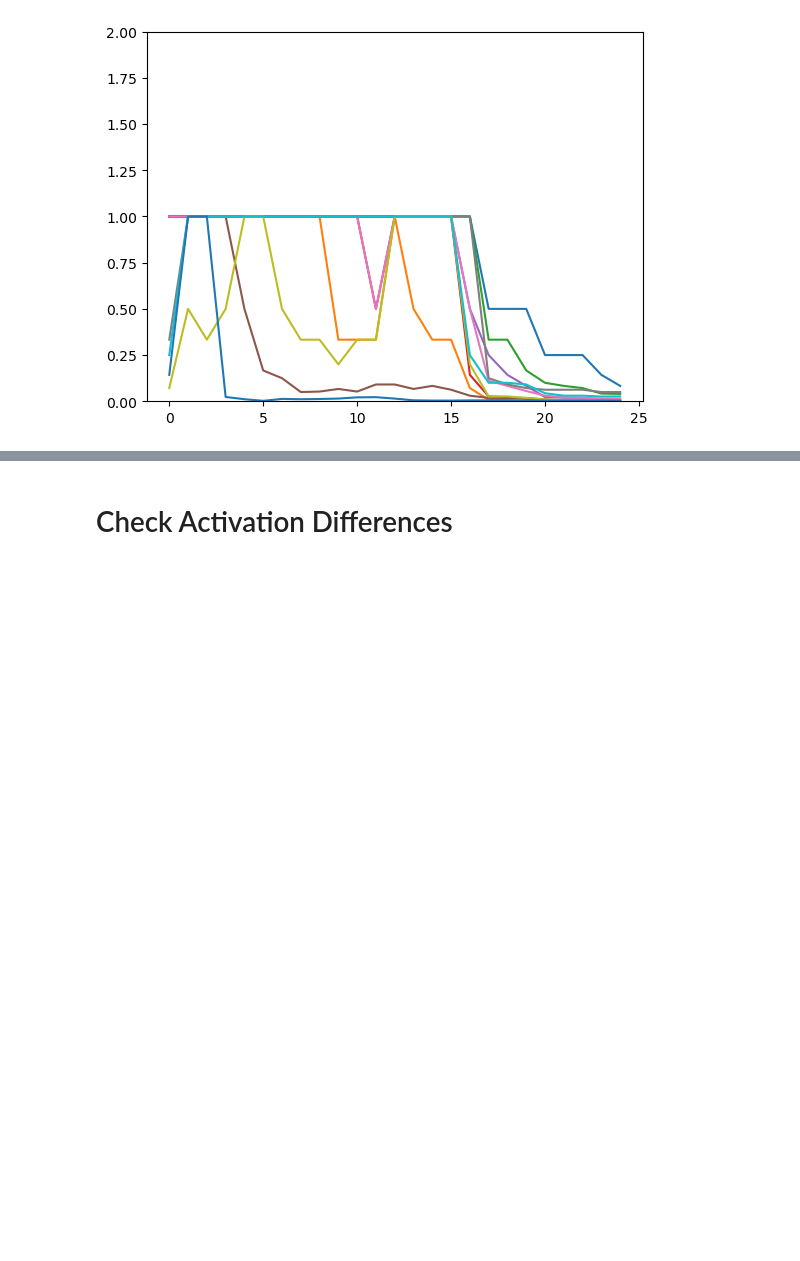
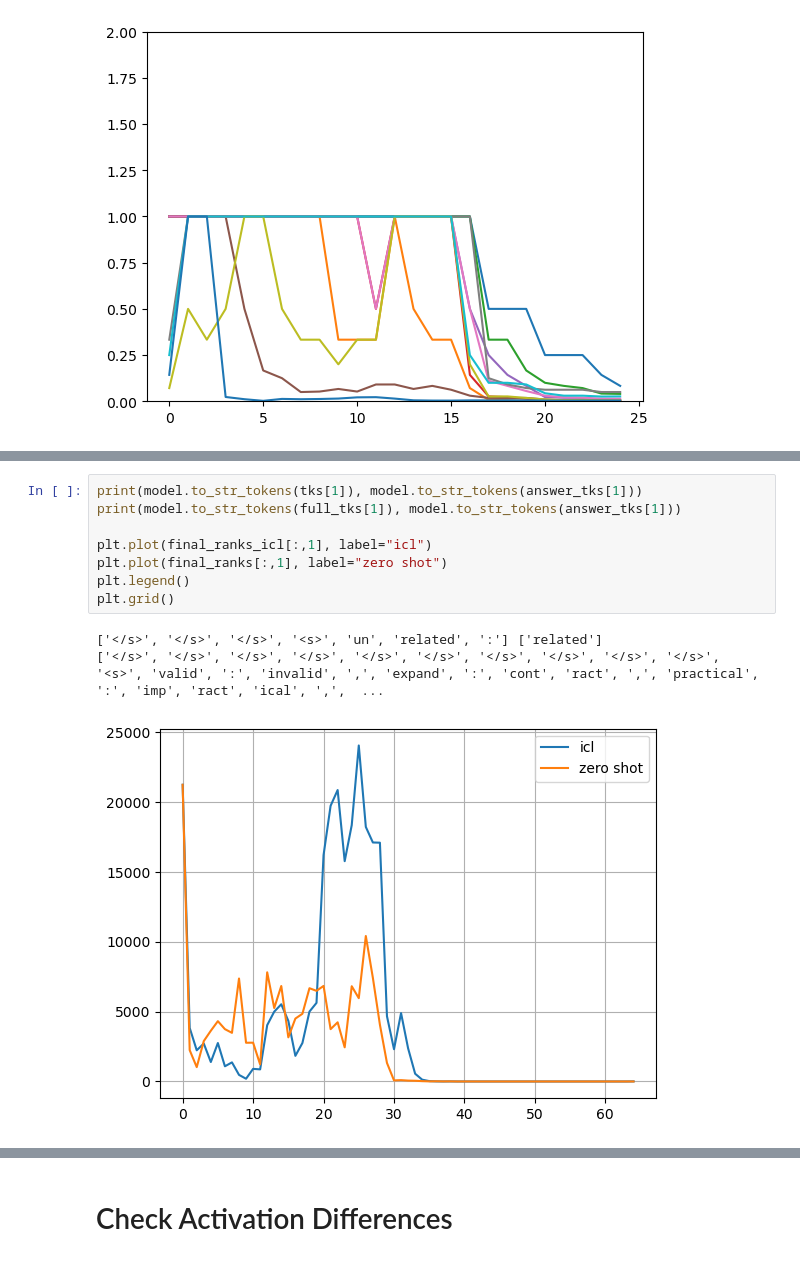
Before and after one commit to Itam67/function_vectors, a Jupyter notebook: notebooks/ICL_Explorations.ipynb, the cells around one changed output, grey strips where cells are left out. Saved outputs shown, nothing was run; the diff lists cells and outputs as text; blank space fills up the shorter version.

```diff
--- a/notebooks/ICL_Explorations.ipynb
+++ b/notebooks/ICL_Explorations.ipynb
@@ -261,0 +324,12 @@ def get_intervention_activations_diff(model, tokens, layer):
+# %%
+print(model.to_str_tokens(tks[1]), model.to_str_tokens(answer_tks[1]))
+print(model.to_str_tokens(full_tks[1]), model.to_str_tokens(answer_tks[1]))
+
+plt.plot(final_ranks_icl[:,1], label="icl")
+plt.plot(final_ranks[:,1], label="zero shot")
+plt.legend()
+plt.grid()
+# %% [output]
+['</s>', '</s>', '</s>', '<s>', 'un', 'related', ':'] ['related']
+['</s>', '</s>', '</s>', '</s>', '</s>', '</s>', '</s>', '</s>', '</s>', '</s>', '<s>', 'valid', ':', 'invalid', ',', 'expand', ':', 'cont', 'ract', ',', 'practical', ':', 'imp', 'ract', 'ical', ',',  ...
+[figure, added]
```
Also changed, not shown: parts of 32 cells of this notebook, 4 other files.
